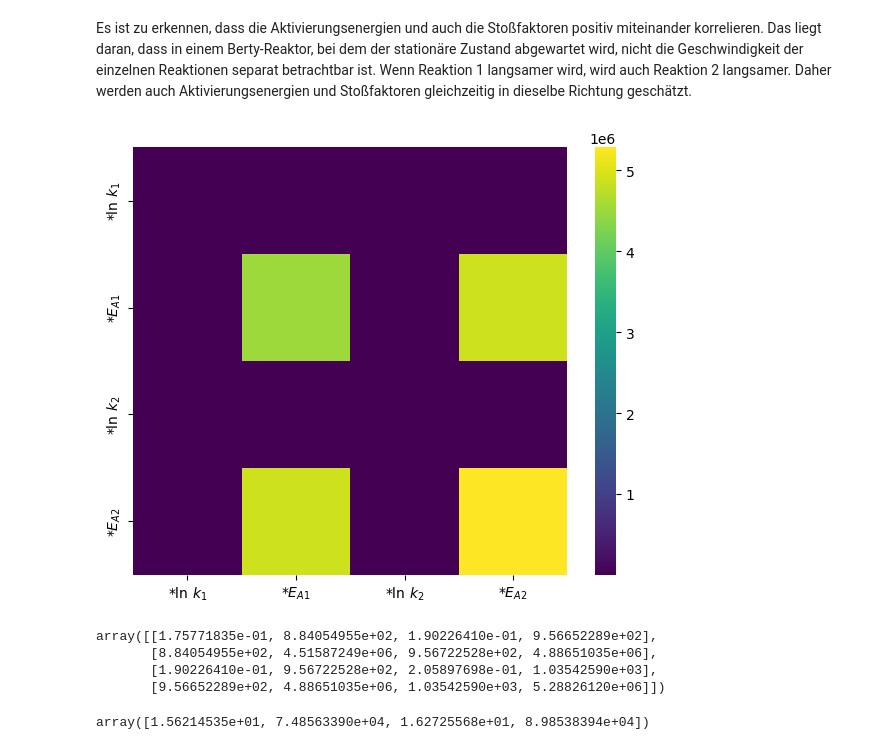
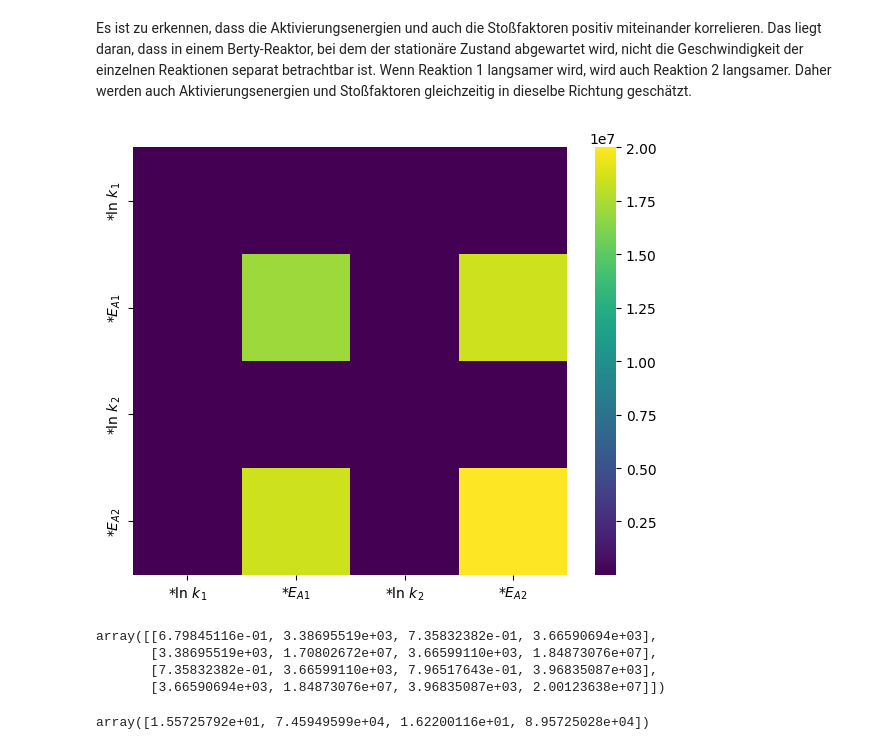
Before and after one commit to jdridder/Master-Thesis, a Jupyter notebook: PYTHON/notebooks/Covariance_calc.ipynb, the cells around one changed output. Drawn from its saved outputs; the diff is of its cells as text; code cells hidden in the pictures.

```diff
--- a/PYTHON/notebooks/Covariance_calc.ipynb
+++ b/PYTHON/notebooks/Covariance_calc.ipynb
@@ -148,5 +148,5 @@ fit(X, Y[:, 2:])
 # %%
-N_exp = 500
+N_exp = 1000
 npoints = 128
 noise = 0.03
 results = np.zeros((N_exp, 4))
@@ -192,21 +193,21 @@ plt.show()
 # %% [markdown]
 Es ist zu erkennen, dass die Aktivierungsenergien und auch die Stoßfaktoren positiv miteinander korrelieren. Das liegt daran, dass in einem Berty-Reaktor, bei dem der stationäre Zustand abgewartet wird, nicht die Geschwindigkeit der einzelnen Reaktionen separat betrachtbar ist. Wenn Reaktion 1 langsamer wird, wird auch Reaktion 2 langsamer. Daher werden auch Aktivierungsenergien und Stoßfaktoren gleichzeitig in dieselbe Richtung geschätzt.
 # %%
-C = np.cov(results.T)
+C = 3 * np.cov(results.T)
 mean = results.mean(axis=0)
 plt.figure(figsize=(6, 5))
 labels = [r"*ln $k_1$", r"*$E_{A1}$", r"*ln $k_2$", r"*$E_{A2}$"]
 sns.heatmap(C, annot=False, fmt=".2f", cmap="viridis", square=False,
             xticklabels=labels,
             yticklabels=labels,)
             #vmin=0.9, vmax=1.05)
 plt.tight_layout()
 plt.show()
 display(C, mean)
 # %% [output]
-[figure, old version]
+[figure, new version]
-array([[1.75771835e-01, 8.84054955e+02, 1.90226410e-01, 9.56652289e+02],
-       [8.84054955e+02, 4.51587249e+06, 9.56722528e+02, 4.88651035e+06],
-       [1.90226410e-01, 9.56722528e+02, 2.05897698e-01, 1.03542590e+03],
-       [9.56652289e+02, 4.88651035e+06, 1.03542590e+03, 5.28826120e+06]])
+array([[6.79845116e-01, 3.38695519e+03, 7.35832382e-01, 3.66590694e+03],
+       [3.38695519e+03, 1.70802672e+07, 3.66599110e+03, 1.84873076e+07],
+       [7.35832382e-01, 3.66599110e+03, 7.96517643e-01, 3.96835087e+03],
+       [3.66590694e+03, 1.84873076e+07, 3.96835087e+03, 2.00123638e+07]])
-array([1.56214535e+01, 7.48563390e+04, 1.62725568e+01, 8.98538394e+04])
+array([1.55725792e+01, 7.45949599e+04, 1.62200116e+01, 8.95725028e+04])
```
Also changed, not shown: parts of 6 cells of this notebook, 14 other files.
